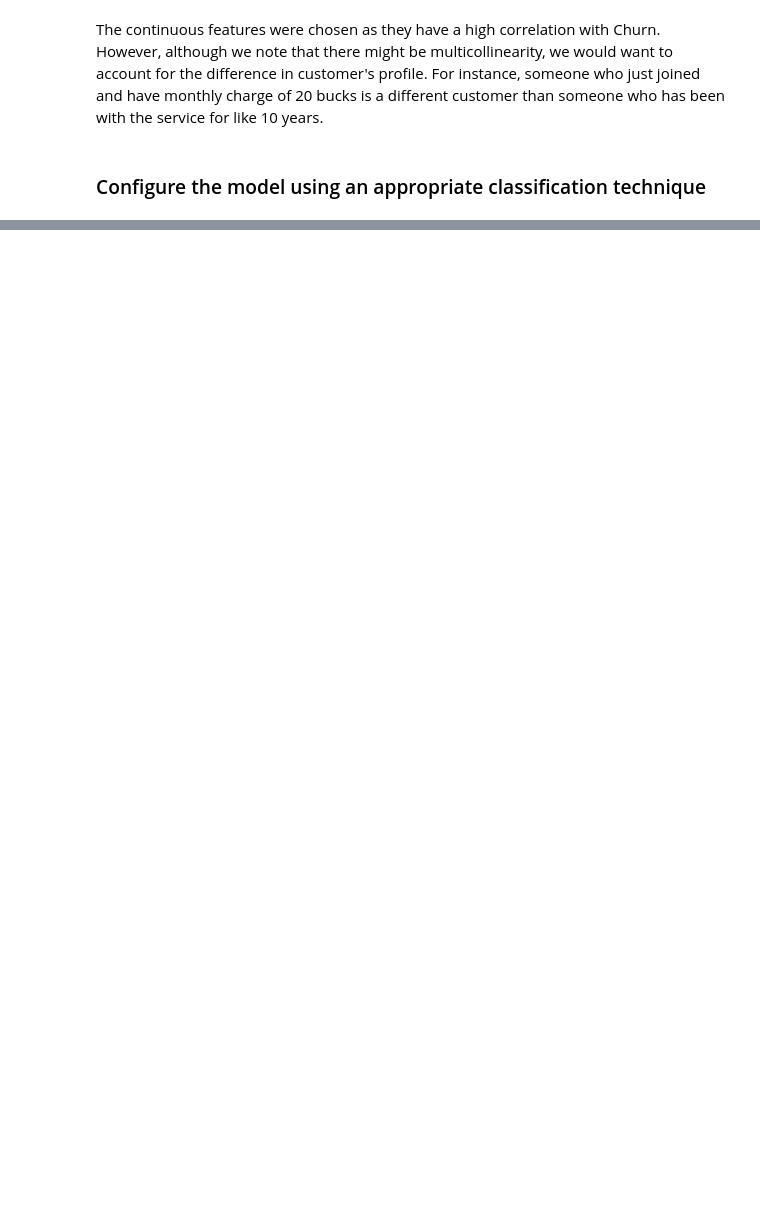
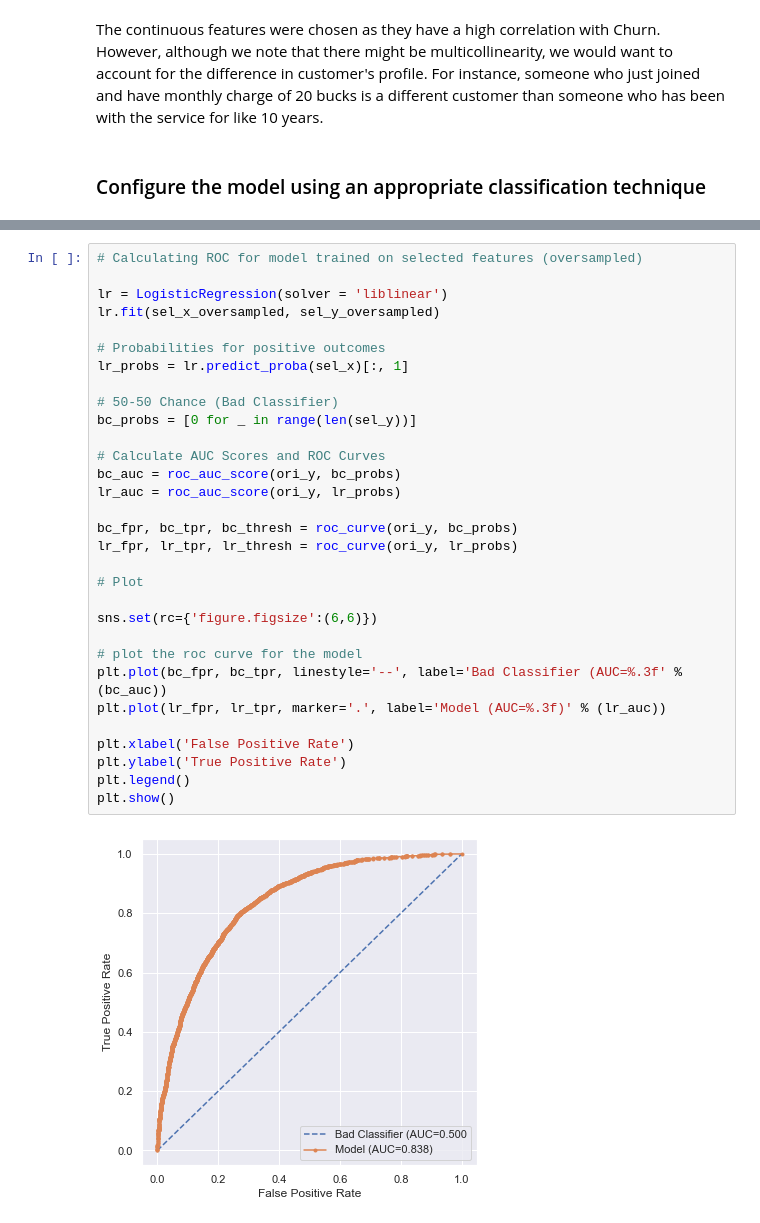
Before and after one commit to GiuseppeManai/ysc4224, a Jupyter notebook: 2.Churn_Model/team3/ChurnModel.ipynb, the cells around one changed output, grey strips where cells are left out. Cells and saved outputs as stored; diff of their text form; blank space fills up the shorter version.

```diff
--- a/2.Churn_Model/team3/ChurnModel.ipynb
+++ b/2.Churn_Model/team3/ChurnModel.ipynb
@@ -1419,0 +956,33 @@ The continuous features were chosen as they have a high correlation with Churn.
+# %%
+# Calculating ROC for model trained on selected features (oversampled)
+
+lr = LogisticRegression(solver = 'liblinear')
+lr.fit(sel_x_oversampled, sel_y_oversampled)
+
+# Probabilities for positive outcomes
+lr_probs = lr.predict_proba(sel_x)[:, 1]
+
+# 50-50 Chance (Bad Classifier)
+bc_probs = [0 for _ in range(len(sel_y))]
+
+# Calculate AUC Scores and ROC Curves
+bc_auc = roc_auc_score(ori_y, bc_probs)
+lr_auc = roc_auc_score(ori_y, lr_probs)
+
+bc_fpr, bc_tpr, bc_thresh = roc_curve(ori_y, bc_probs)
+lr_fpr, lr_tpr, lr_thresh = roc_curve(ori_y, lr_probs)
+
+# Plot
+
+sns.set(rc={'figure.figsize':(6,6)})
+
+# plot the roc curve for the model
+plt.plot(bc_fpr, bc_tpr, linestyle='--', label='Bad Classifier (AUC=%.3f' % (bc_auc))
+plt.plot(lr_fpr, lr_tpr, marker='.', label='Model (AUC=%.3f)' % (lr_auc))
+
+plt.xlabel('False Positive Rate')
+plt.ylabel('True Positive Rate')
+plt.legend()
+plt.show()
+# %% [output]
+[figure, added]
```
Also changed, not shown: parts of 130 cells of this notebook.
